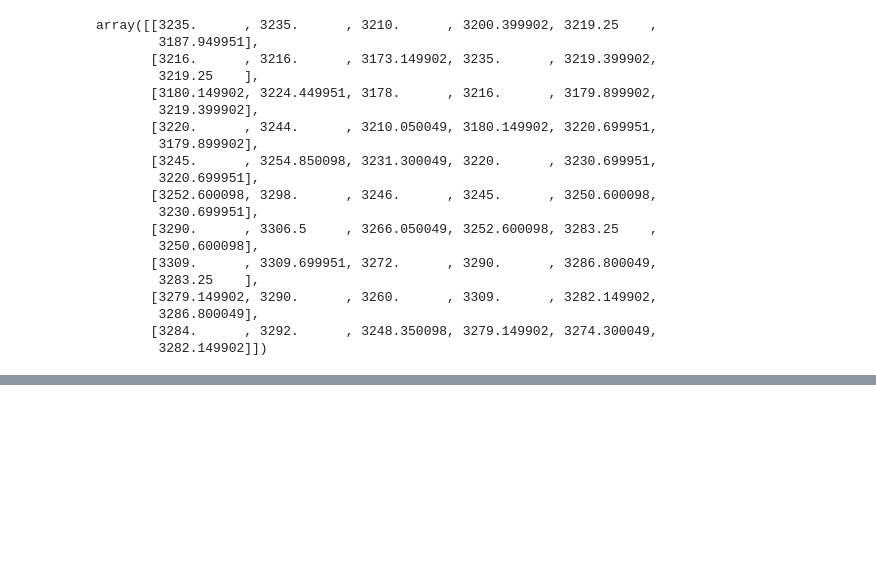
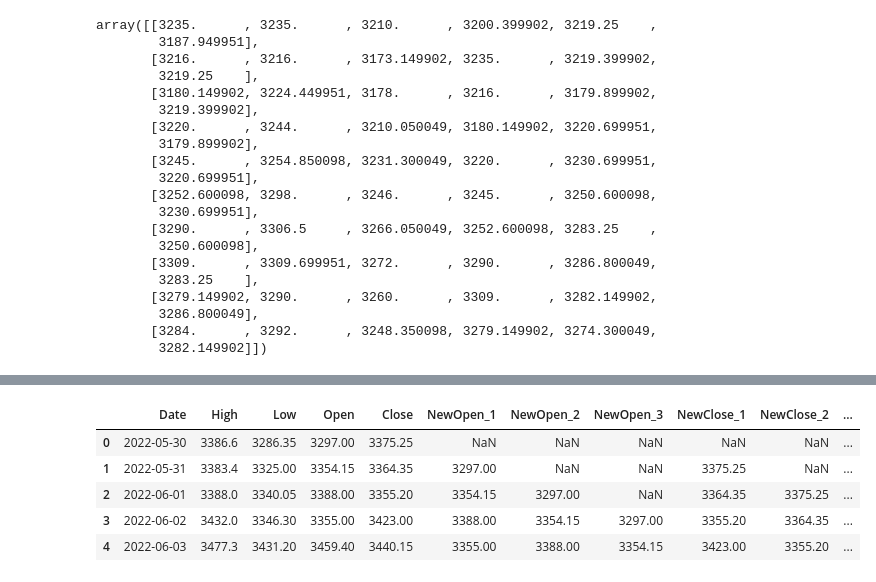
Before and after one commit to DarkMatter-999/Stock-Prediciton-ML, a Jupyter notebook: linreg.ipynb, the cells around one changed output, grey strips where cells are left out. Saved outputs shown, nothing was run; the diff lists cells and outputs as text; code cells hidden in the pictures; blank space fills up the shorter version.

```diff
--- a/linreg.ipynb
+++ b/linreg.ipynb
@@ -235,0 +366,4 @@ test
+# %%
+df = df[['Date','High Price', 'Low Price', 'Open Price','Close Price']]
+df.columns = ['Date','High', 'Low', 'Open','Close']
+df.head()
@@ -235,0 +377,18 @@ test
+# %%
+def make_data(df,name,n,col):
+    for i in range(1,n+1):
+        df[f"{name}_{i}"] = df[col].shift(+i)
+    return df
+
+make_data(df,"NewOpen",3,"Open")
+make_data(df,"NewClose",3,"Close")
+make_data(df,"NewHigh",3,"High")
+make_data(df,"NewLow",3,"Low")
+df.head()
+# %% [output]
+|  | Date | High | Low | Open | Close | NewOpen_1 | NewOpen_2 | NewOpen_3 | NewClose_1 | NewClose_2 | ... |
+| 0 | 2022-05-30 | 3386.6 | 3286.35 | 3297.00 | 3375.25 | NaN | NaN | NaN | NaN | NaN | ... |
+| 1 | 2022-05-31 | 3383.4 | 3325.00 | 3354.15 | 3364.35 | 3297.00 | NaN | NaN | 3375.25 | NaN | ... |
+| 2 | 2022-06-01 | 3388.0 | 3340.05 | 3388.00 | 3355.20 | 3354.15 | 3297.00 | NaN | 3364.35 | 3375.25 | ... |
+| 3 | 2022-06-02 | 3432.0 | 3346.30 | 3355.00 | 3423.00 | 3388.00 | 3354.15 | 3297.00 | 3355.20 | 3364.35 | ... |
+| 4 | 2022-06-03 | 3477.3 | 3431.20 | 3459.40 | 3440.15 | 3355.00 | 3388.00 | 3354.15 | 3423.00 | 3355.20 | ... |
```
Also changed, not shown: parts of 19 cells of this notebook, 2 other files.
